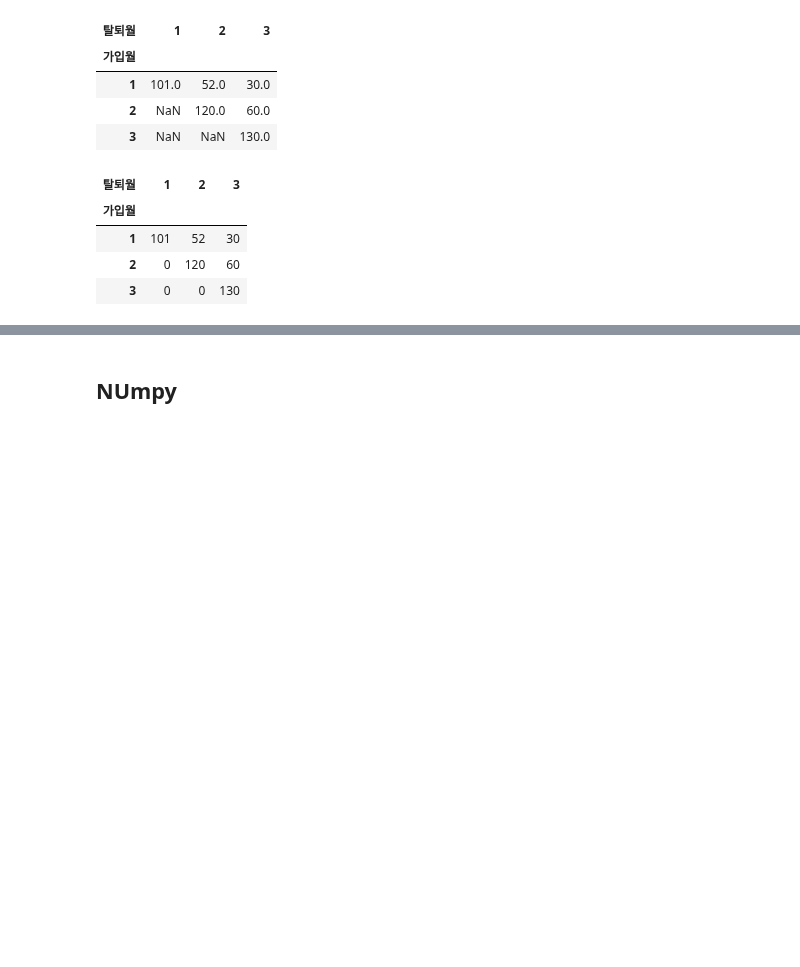
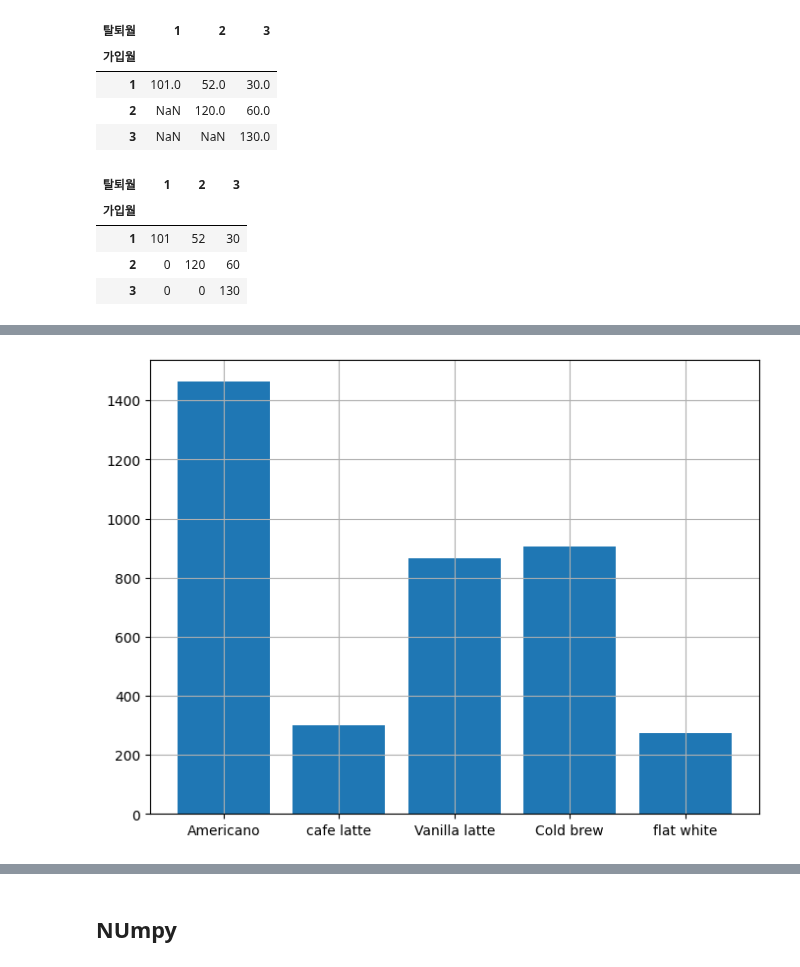
Before and after one commit to WooHyun94/TIL, a Jupyter notebook: Python/220929.ipynb, the cells around one changed output, grey strips where cells are left out. Cells and saved outputs as stored; diff of their text form; code cells hidden in the pictures; blank space fills up the shorter version.

```diff
--- a/Python/220929.ipynb
+++ b/Python/220929.ipynb
@@ -246,0 +275,7 @@ pivot
+# %%
+plt.figure(figsize=(8,6))
+plt.grid()
+plt.bar(x, y)
+plt.show()
+# %% [output]
+[figure, added]
```
Also changed, not shown: parts of 6 cells of this notebook.
